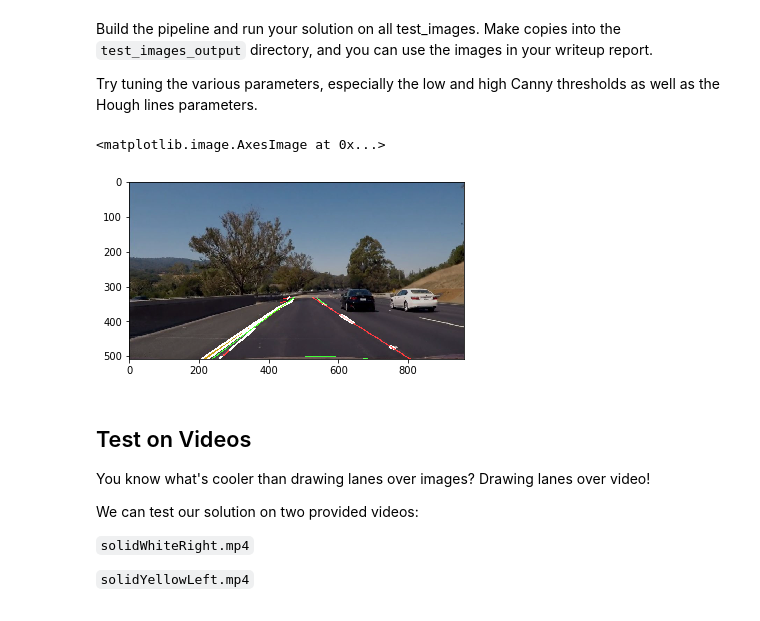
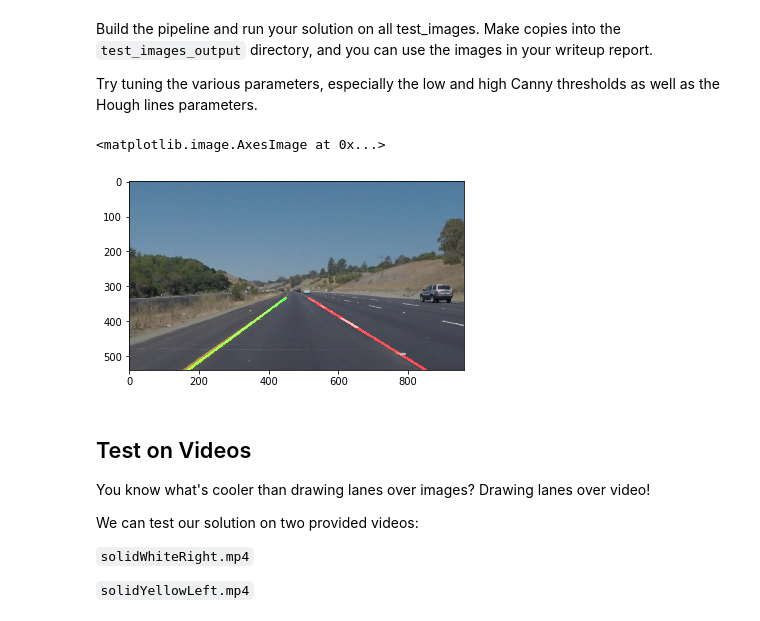
Before and after one commit to AntonioIsas/CarND-LaneLines-P1, a Jupyter notebook: P1.ipynb, the cells around one changed output. Saved outputs shown, nothing was run; the diff lists cells and outputs as text; code cells hidden in the pictures.

Commit message:
Add color filter and adjust sizes for challenge

```diff
--- a/P1.ipynb
+++ b/P1.ipynb
@@ -273,50 +274,69 @@ Try tuning the various parameters, especially the low and high Canny thresholds
 # TODO: Build your pipeline that will draw lane lines on the test_images
 # then save them to the test_images directory.
 
+# Read in the image
+imgName = os.listdir("test_images/")[7]
+image = mpimg.imread('test_images/'+imgName)
 
-# Read in the image
-imgName = os.listdir("test_images/")[8]
-image = mpimg.imread('test_images/'+imgName)
-gray = grayscale(image)
+height = image.shape[0]
+width = image.shape[1]
+
+# Get only region of interest
+vertices = np.array([[(0,height),(width*0.45, height*0.60),(width*0.55, height*0.60),(width,height)]], dtype=np.int32)
+masked = region_of_interest(image, vertices)
+
+##Select colors from image
+hsv = cv2.cvtColor(masked, cv2.COLOR_RGB2HSV)
+#get yellow mask
+lower_yellow = np.array([20,50,50])
+upper_yellow = np.array([40,255,255])
+mask_yellow = cv2.inRange(hsv, lower_yellow, upper_yellow)
+#get white mask
+sensitivity = 30
+lower_white = np.array([0,0,255-sensitivity])
+upper_white = np.array([179,sensitivity,255])
+mask_white = cv2.inRange(hsv, lower_white, upper_white)
+#join mask
+join_masks = cv2.bitwise_or(mask_yellow, mask_white)
+#apply mask to original image
+color_filtered = cv2.bitwise_and(masked,masked, mask= join_masks)
+
+#Prepare image for canny edges
+gray = grayscale(color_filtered)
 
 #Filter noise
 kernel_size = 5
 blur_gray = gaussian_blur(gray, kernel_size)
 
 #Canny Edges
 low_threshold = 40
 high_threshold = 120
 edges = cv2.Canny(blur_gray, low_threshold, high_threshold)
 
-# Apply Mask
-imshape = image.shape
-vertices = np.array([[(100,540),(450, 330),(550, 330),(900,540)]], dtype=np.int32)
-masked = region_of_interest(edges, vertices)
-
 #Houge Transform
 rho = 1
 theta = np.pi/180
 threshold = 15
 min_line_len = 5
 max_line_gap = 5
-lines = hough_lines(masked, rho, theta, threshold, min_line_len, max_line_gap)
+lines = hough_lines(edges, rho, theta, threshold, min_line_len, max_line_gap)
 
 # Draw lines
-color_edges = np.dstack((edges, edges, edges))
 result = weighted_img(lines, image, 0.8, 1.0, 0.0)
 
-
+#color_edges = np.dstack((edges, edges, edges))
 #plt.imshow(gray, cmap='gray')
 #plt.imshow(blur_gray, cmap='gray')
 #plt.imshow(edges, cmap='gray')
 #plt.imshow(lines, cmap='gray')
 #plt.imshow( masked, cmap='gray')
+#plt.imshow( mask_white )
 plt.imshow( result )
 
 #mpimg.imsave('test_images_output/'+imgName, annotated_img)
 # %% [output]
 <matplotlib.image.AxesImage at 0x...>
-[figure, old version]
+[figure, new version]
 # %% [markdown]
 
 
```
Also changed, not shown: parts of 6 cells of this notebook, 4 other files.
